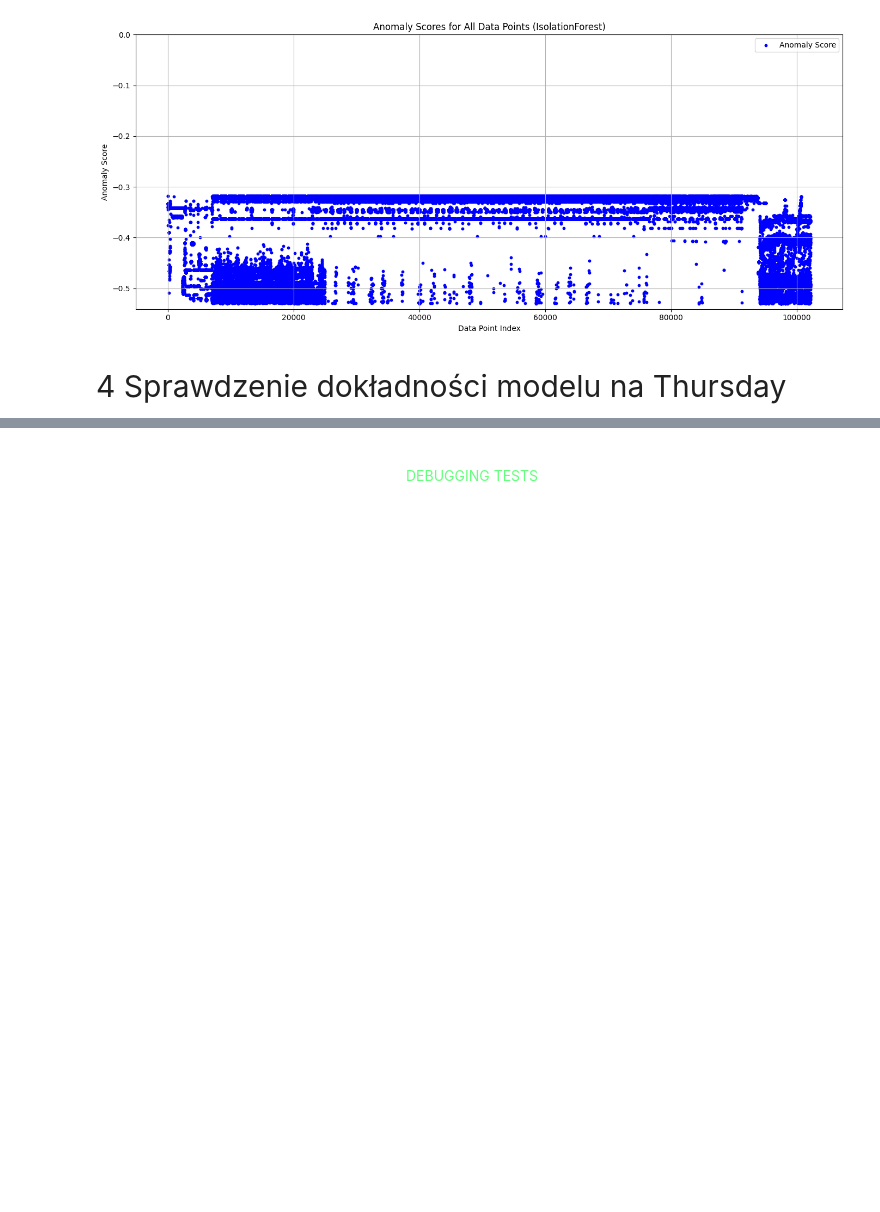
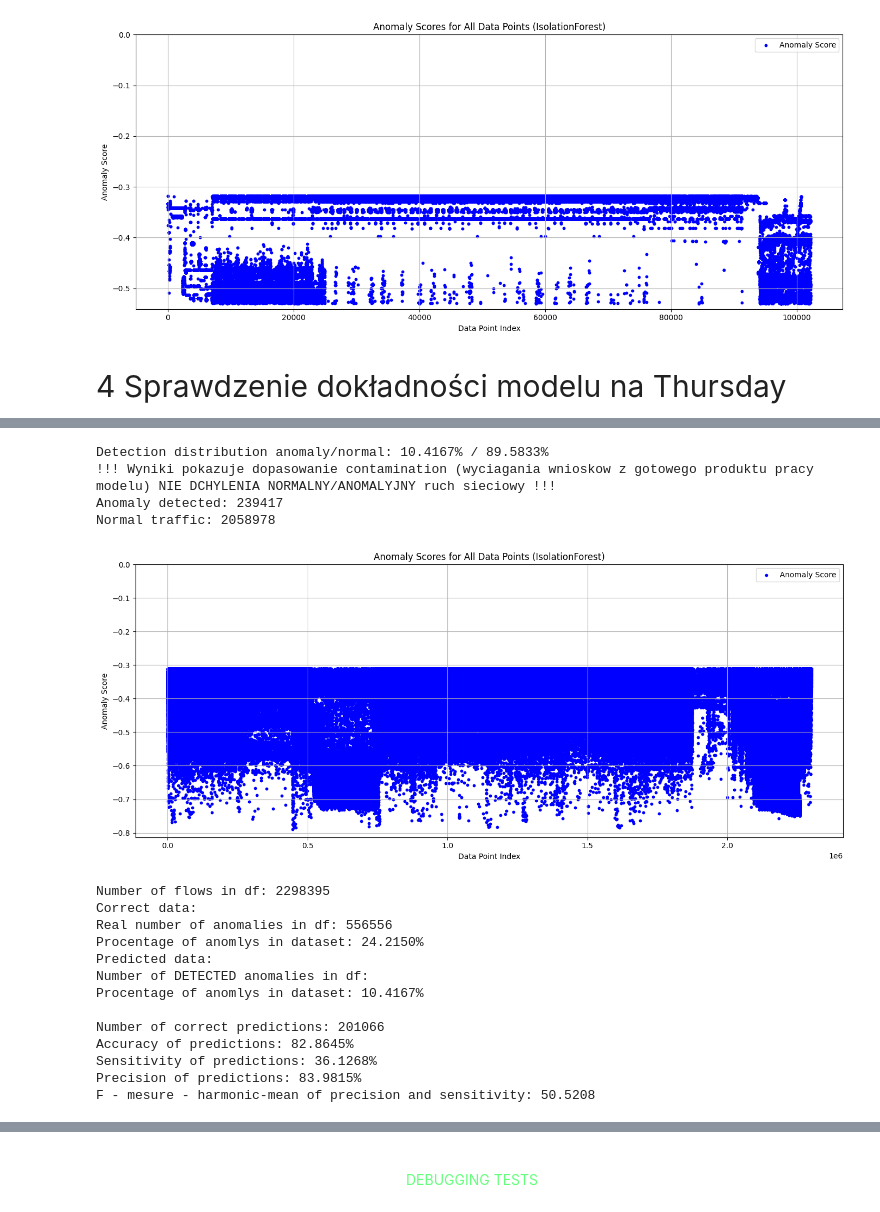
Before and after one commit to m-icha-l/Anomaly_detection_ML, a Jupyter notebook: Anomaly_detect_ML.ipynb, the cells around one changed output, grey strips where cells are left out. Saved outputs shown, nothing was run; the diff lists cells and outputs as text; code cells hidden in the pictures; blank space fills up the shorter version.

```diff
--- a/Anomaly_detect_ML.ipynb
+++ b/Anomaly_detect_ML.ipynb
@@ -727,0 +755,5 @@ Precision of predictions: 70.6401%
+# %%
+df_scaled = pd.concat([df_2_scaled, df_3_scaled, df_4_scaled, df_5_scaled], ignore_index = True)
+df_labels = pd.concat([df_2_labels, df_3_labels, df_4_labels, df_5_labels], ignore_index = True)
+df_scaled_result_check = test_IF_model(IF,df_scaled,df_labels)
+# %% [output]
@@ -727,0 +778,18 @@ Precision of predictions: 70.6401%
+Detection distribution anomaly/normal: 10.4167% / 89.5833%
+!!! Wyniki pokazuje dopasowanie contamination (wyciagania wnioskow z gotowego produktu pracy modelu) NIE DCHYLENIA NORMALNY/ANOMALYJNY ruch sieciowy !!!
+Anomaly detected: 239417
+Normal traffic: 2058978
+[figure, added]
+Number of flows in df: 2298395
+Correct data:
+Real number of anomalies in df: 556556
+Procentage of anomlys in dataset: 24.2150%
+Predicted data:
+Number of DETECTED anomalies in df:
+Procentage of anomlys in dataset: 10.4167%
+
+Number of correct predictions: 201066
+Accuracy of predictions: 82.8645%
+Sensitivity of predictions: 36.1268%
+Precision of predictions: 83.9815%
+F - mesure - harmonic-mean of precision and sensitivity: 50.5208
```
Also changed, not shown: parts of 24 cells of this notebook, 3 other files.
